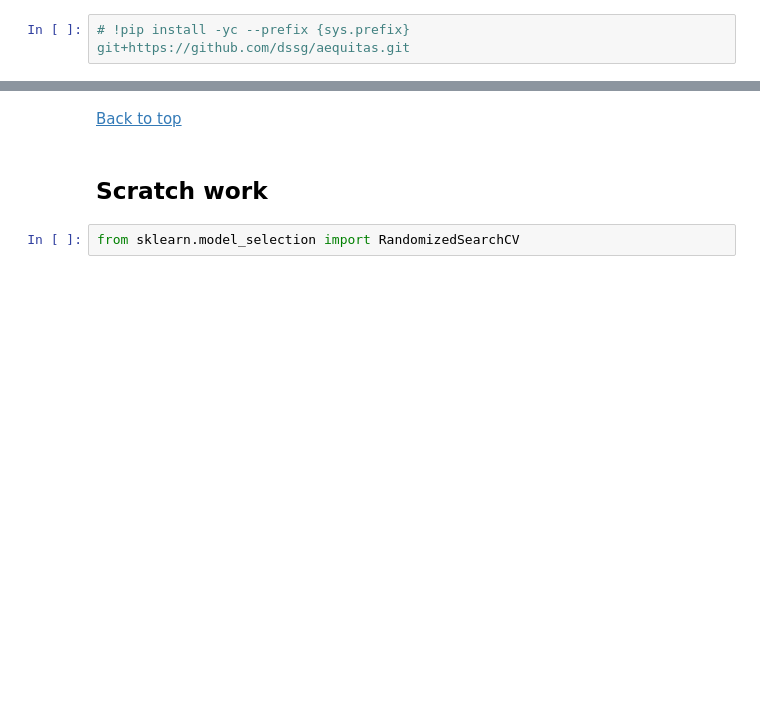
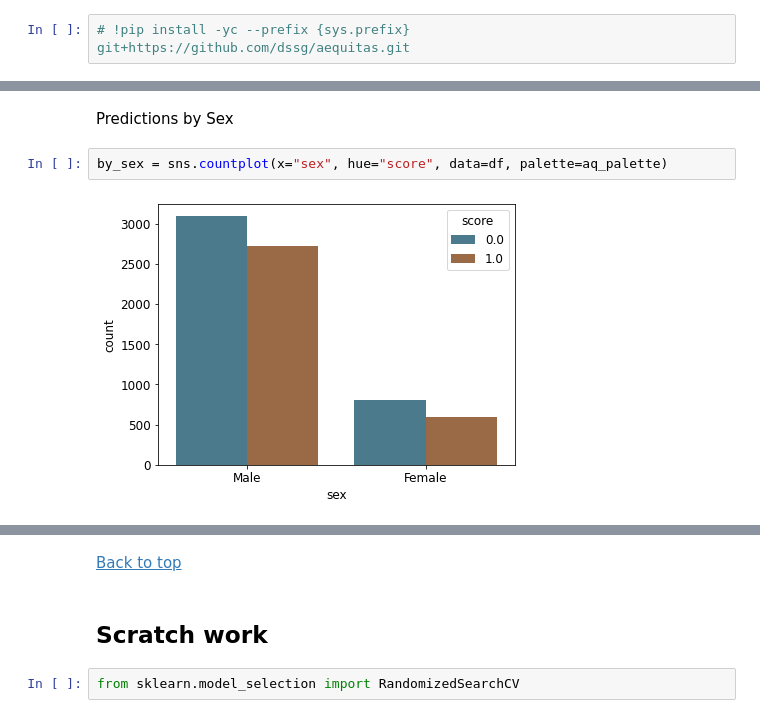
Before and after one commit to carletonlsmith/shapley-values-lunch-learn, a Jupyter notebook: shapley_values_lunch_learn.ipynb, the cells around one changed output, grey strips where cells are left out. Drawn from its saved outputs; the diff is of its cells as text; blank space fills up the shorter version.

```diff
--- a/shapley_values_lunch_learn.ipynb
+++ b/shapley_values_lunch_learn.ipynb
@@ -646,0 +635,6 @@ Fairness and Bias Auditing with [Aequitas](https://github.com/dssg/aequitas/blob
+# %% [markdown]
+Predictions by Sex
+# %%
+by_sex = sns.countplot(x="sex", hue="score", data=df, palette=aq_palette)
+# %% [output]
+[figure, added]
```
Also changed, not shown: parts of 43 cells of this notebook, 2 other files.
